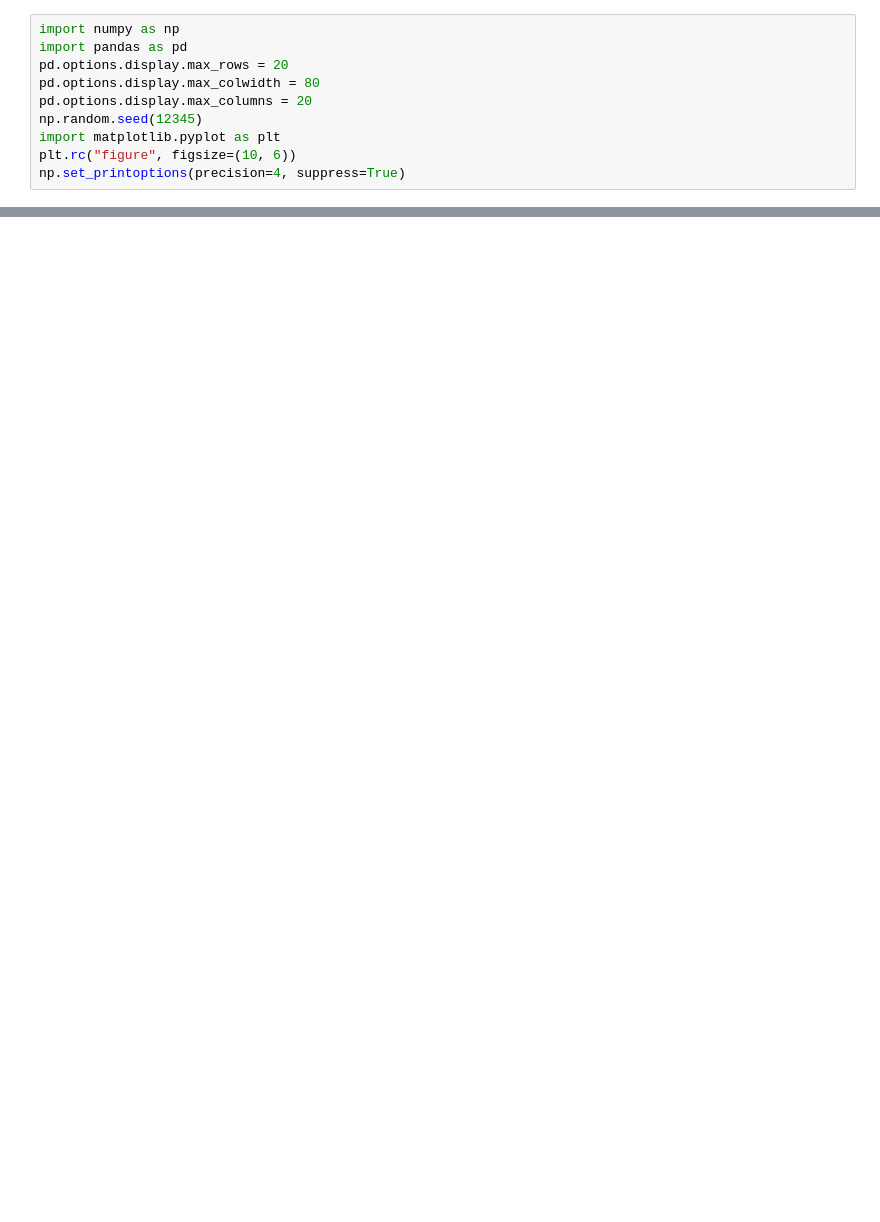
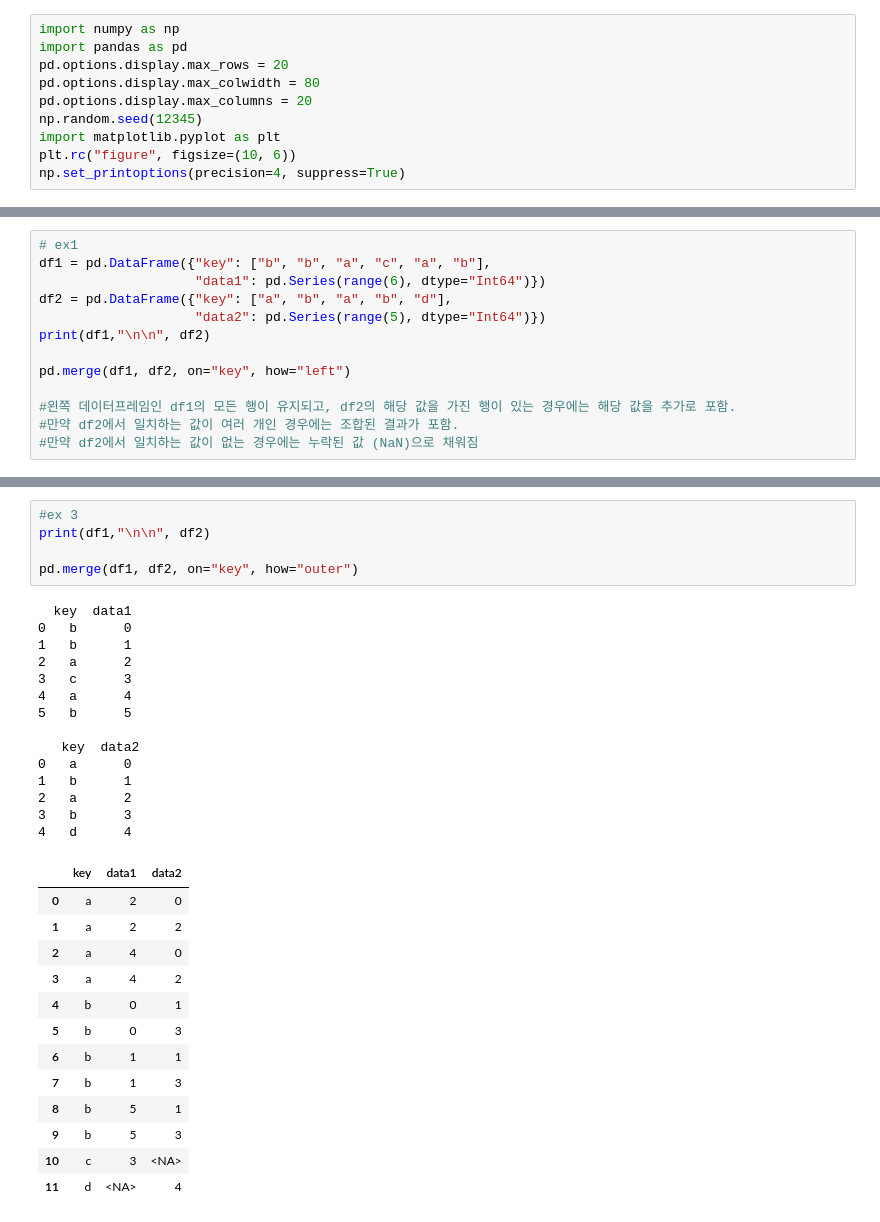
Before and after one commit to Sungjaehwan/python_basic_1, a Jupyter notebook: ch08_update_class.ipynb, the cells around one changed output, grey strips where cells are left out. Drawn from its saved outputs; the diff is of its cells as text; blank space fills up the shorter version.

```diff
--- a/ch08_update_class.ipynb
+++ b/ch08_update_class.ipynb
@@ -128,0 +489,13 @@ pd.merge(df3, df4, left_on="lkey", right_on="rkey", how="outer")
+# %%
+# ex1
+df1 = pd.DataFrame({"key": ["b", "b", "a", "c", "a", "b"],
+                    "data1": pd.Series(range(6), dtype="Int64")})
+df2 = pd.DataFrame({"key": ["a", "b", "a", "b", "d"],
+                    "data2": pd.Series(range(5), dtype="Int64")})
+print(df1,"\n\n", df2)
+
+pd.merge(df1, df2, on="key", how="left")
+
+#왼쪽 데이터프레임인 df1의 모든 행이 유지되고, df2의 해당 값을 가진 행이 있는 경우에는 해당 값을 추가로 포함.
+#만약 df2에서 일치하는 값이 여러 개인 경우에는 조합된 결과가 포함.
+#만약 df2에서 일치하는 값이 없는 경우에는 누락된 값 (NaN)으로 채워짐
@@ -128,0 +560,33 @@ pd.merge(df3, df4, left_on="lkey", right_on="rkey", how="outer")
+# %%
+#ex 3
+print(df1,"\n\n", df2)
+
+pd.merge(df1, df2, on="key", how="outer")
+# %% [output]
+  key  data1
+0   b      0
+1   b      1
+2   a      2
+3   c      3
+4   a      4
+5   b      5
+
+   key  data2
+0   a      0
+1   b      1
+2   a      2
+3   b      3
+4   d      4
+|  | key | data1 | data2 |
+| 0 | a | 2 | 0 |
+| 1 | a | 2 | 2 |
+| 2 | a | 4 | 0 |
+| 3 | a | 4 | 2 |
+| 4 | b | 0 | 1 |
+| 5 | b | 0 | 3 |
+| 6 | b | 1 | 1 |
+| 7 | b | 1 | 3 |
+| 8 | b | 5 | 1 |
+| 9 | b | 5 | 3 |
+| 10 | c | 3 | <NA> |
+| 11 | d | <NA> | 4 |
```
Also changed, not shown: parts of 80 cells of this notebook.
